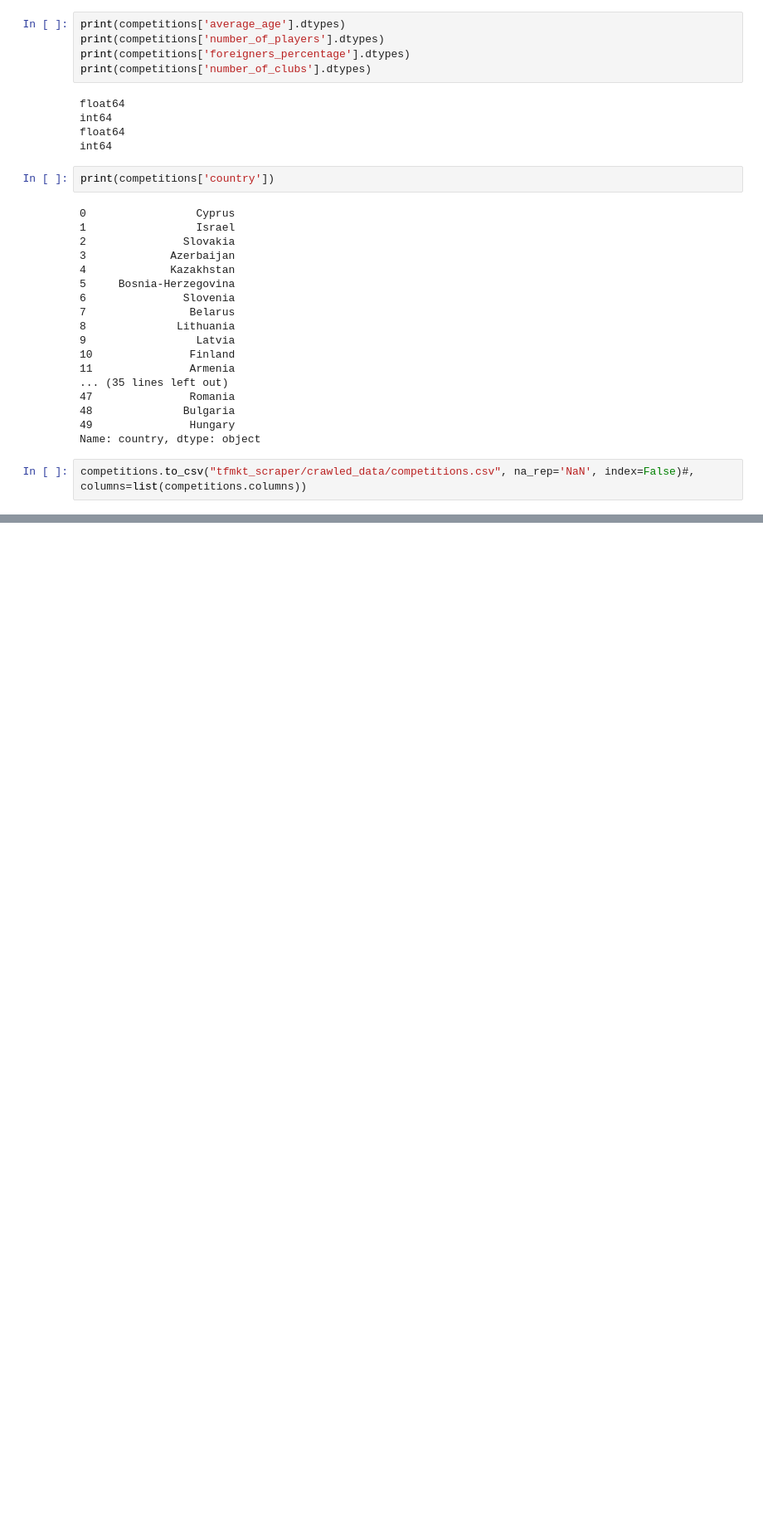
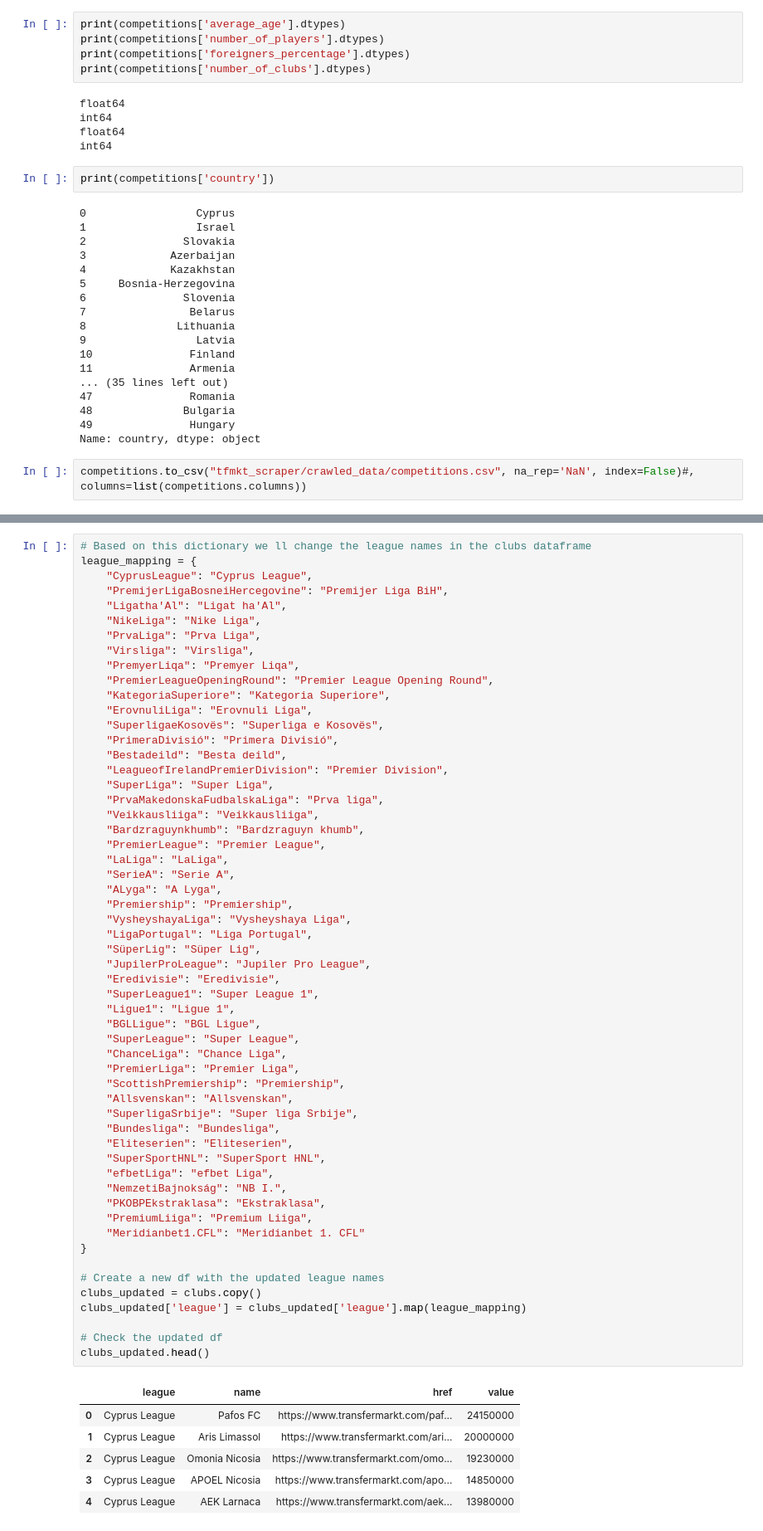
Before and after one commit to Noambsf/Crawling_tfmkt, a Jupyter notebook: postprocessing.ipynb, the cells around one changed output, grey strips where cells are left out. Shown at 83% size. Saved outputs shown, nothing was run; the diff lists cells and outputs as text; blank space fills up the shorter version.

```diff
--- a/postprocessing.ipynb
+++ b/postprocessing.ipynb
@@ -320,0 +376,63 @@ competitions.to_csv("tfmkt_scraper/crawled_data/competitions.csv", na_rep='NaN',
+# %%
+# Based on this dictionary we ll change the league names in the clubs dataframe
+league_mapping = {
+    "CyprusLeague": "Cyprus League",
+    "PremijerLigaBosneiHercegovine": "Premijer Liga BiH",
+    "Ligatha'Al": "Ligat ha'Al",
+    "NikeLiga": "Nike Liga",
+    "PrvaLiga": "Prva Liga",
+    "Virsliga": "Virsliga",
+    "PremyerLiqa": "Premyer Liqa",
+    "PremierLeagueOpeningRound": "Premier League Opening Round",
+    "KategoriaSuperiore": "Kategoria Superiore",
+    "ErovnuliLiga": "Erovnuli Liga",
+    "SuperligaeKosovës": "Superliga e Kosovës",
+    "PrimeraDivisió": "Primera Divisió",
+    "Bestadeild": "Besta deild",
+    "LeagueofIrelandPremierDivision": "Premier Division",
+    "SuperLiga": "Super Liga",
+    "PrvaMakedonskaFudbalskaLiga": "Prva liga",
+    "Veikkausliiga": "Veikkausliiga",
+    "Bardzraguynkhumb": "Bardzraguyn khumb",
+    "PremierLeague": "Premier League",
+    "LaLiga": "LaLiga",
+    "SerieA": "Serie A",
+    "ALyga": "A Lyga",
+    "Premiership": "Premiership",
+    "VysheyshayaLiga": "Vysheyshaya Liga",
+    "LigaPortugal": "Liga Portugal",
+    "SüperLig": "Süper Lig",
+    "JupilerProLeague": "Jupiler Pro League",
+    "Eredivisie": "Eredivisie",
+    "SuperLeague1": "Super League 1",
+    "Ligue1": "Ligue 1",
+    "BGLLigue": "BGL Ligue",
+    "SuperLeague": "Super League",
+    "ChanceLiga": "Chance Liga",
+    "PremierLiga": "Premier Liga",
+    "ScottishPremiership": "Premiership",
+    "Allsvenskan": "Allsvenskan",
+    "SuperligaSrbije": "Super liga Srbije",
+    "Bundesliga": "Bundesliga",
+    "Eliteserien": "Eliteserien",
+    "SuperSportHNL": "SuperSport HNL",
+    "efbetLiga": "efbet Liga",
+    "NemzetiBajnokság": "NB I.",
+    "PKOBPEkstraklasa": "Ekstraklasa",
+    "PremiumLiiga": "Premium Liiga",
+    "Meridianbet1.CFL": "Meridianbet 1. CFL"
+}
+
+# Create a new df with the updated league names
+clubs_updated = clubs.copy()
+clubs_updated['league'] = clubs_updated['league'].map(league_mapping)
+
+# Check the updated df
+clubs_updated.head()
+# %% [output]
+|  | league | name | href | value |
+| 0 | Cyprus League | Pafos FC | https://www.transfermarkt.com/paf... | 24150000 |
+| 1 | Cyprus League | Aris Limassol | https://www.transfermarkt.com/ari... | 20000000 |
+| 2 | Cyprus League | Omonia Nicosia | https://www.transfermarkt.com/omo... | 19230000 |
+| 3 | Cyprus League | APOEL Nicosia | https://www.transfermarkt.com/apo... | 14850000 |
+| 4 | Cyprus League | AEK Larnaca | https://www.transfermarkt.com/aek... | 13980000 |
```
Also changed, not shown: parts of 7 cells of this notebook, 1 other file.
